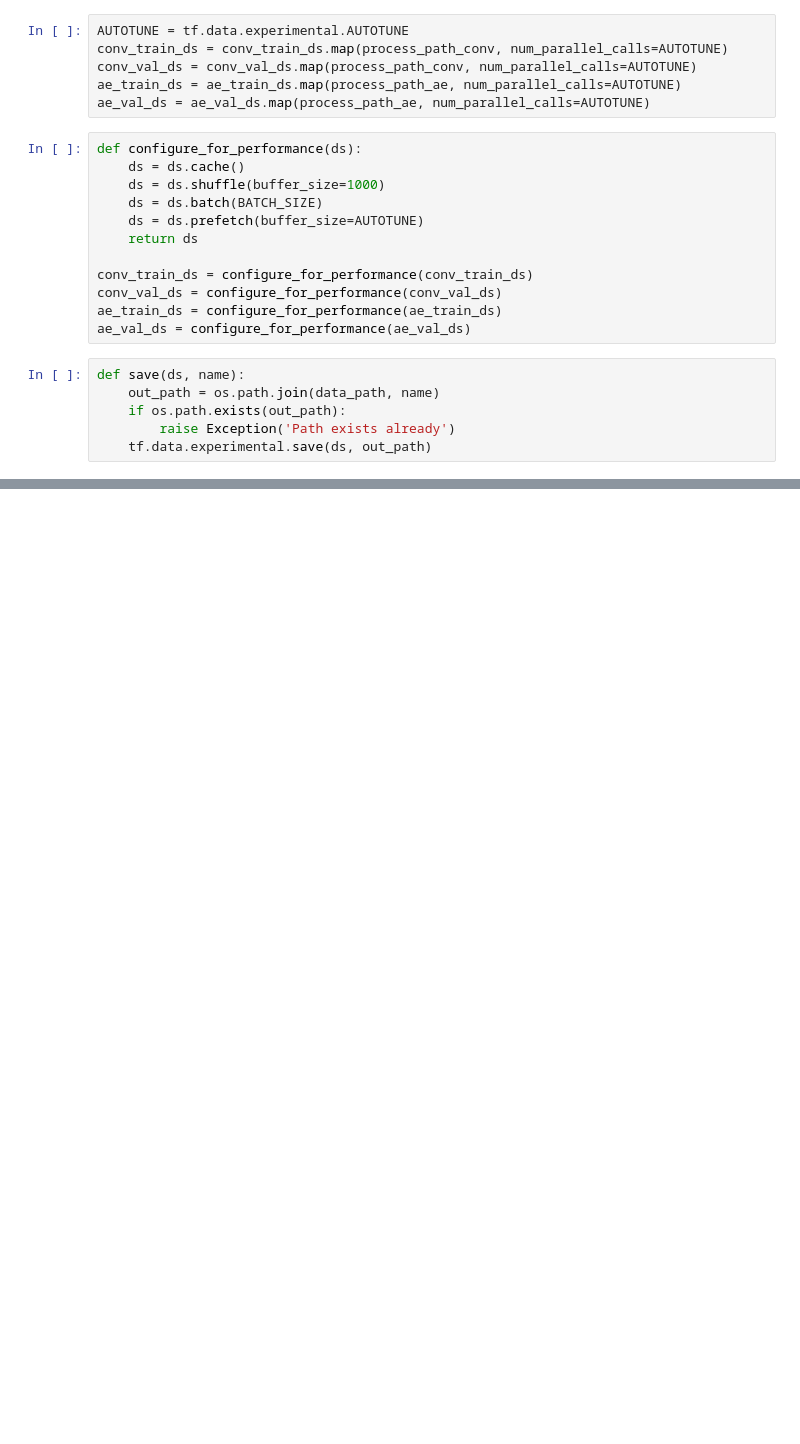
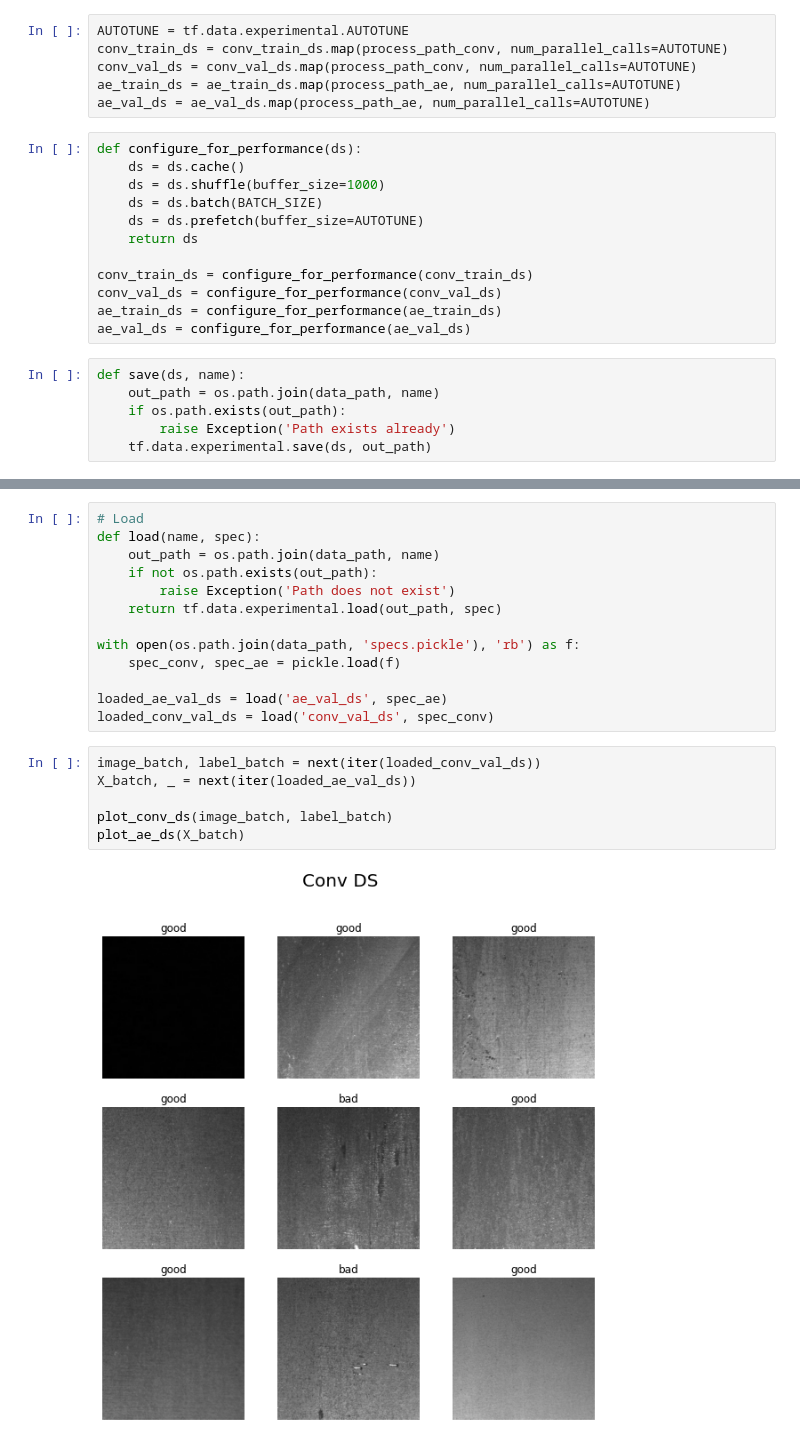
Before and after one commit to highproformas/dlv_groupwork, a Jupyter notebook: notebooks/BuildDataset.ipynb, the cells around one changed output, grey strips where cells are left out. Cells and saved outputs as stored; diff of their text form; blank space fills up the shorter version.

Commit message:
implemented data load example for datasets

```diff
--- a/notebooks/BuildDataset.ipynb
+++ b/notebooks/BuildDataset.ipynb
@@ -124,0 +167,21 @@ ae_val_ds = save(ae_val_ds, 'ae_val_ds')
+# %%
+# Load
+def load(name, spec):
+    out_path = os.path.join(data_path, name)
+    if not os.path.exists(out_path):
+        raise Exception('Path does not exist')
+    return tf.data.experimental.load(out_path, spec)
+
+with open(os.path.join(data_path, 'specs.pickle'), 'rb') as f:
+    spec_conv, spec_ae = pickle.load(f)
+
+loaded_ae_val_ds = load('ae_val_ds', spec_ae)
+loaded_conv_val_ds = load('conv_val_ds', spec_conv)
+# %%
+image_batch, label_batch = next(iter(loaded_conv_val_ds))
+X_batch, _ = next(iter(loaded_ae_val_ds))
+
+plot_conv_ds(image_batch, label_batch)
+plot_ae_ds(X_batch)
+# %% [output]
+[figure, added]
```
Also changed, not shown: parts of 5 cells of this notebook.
